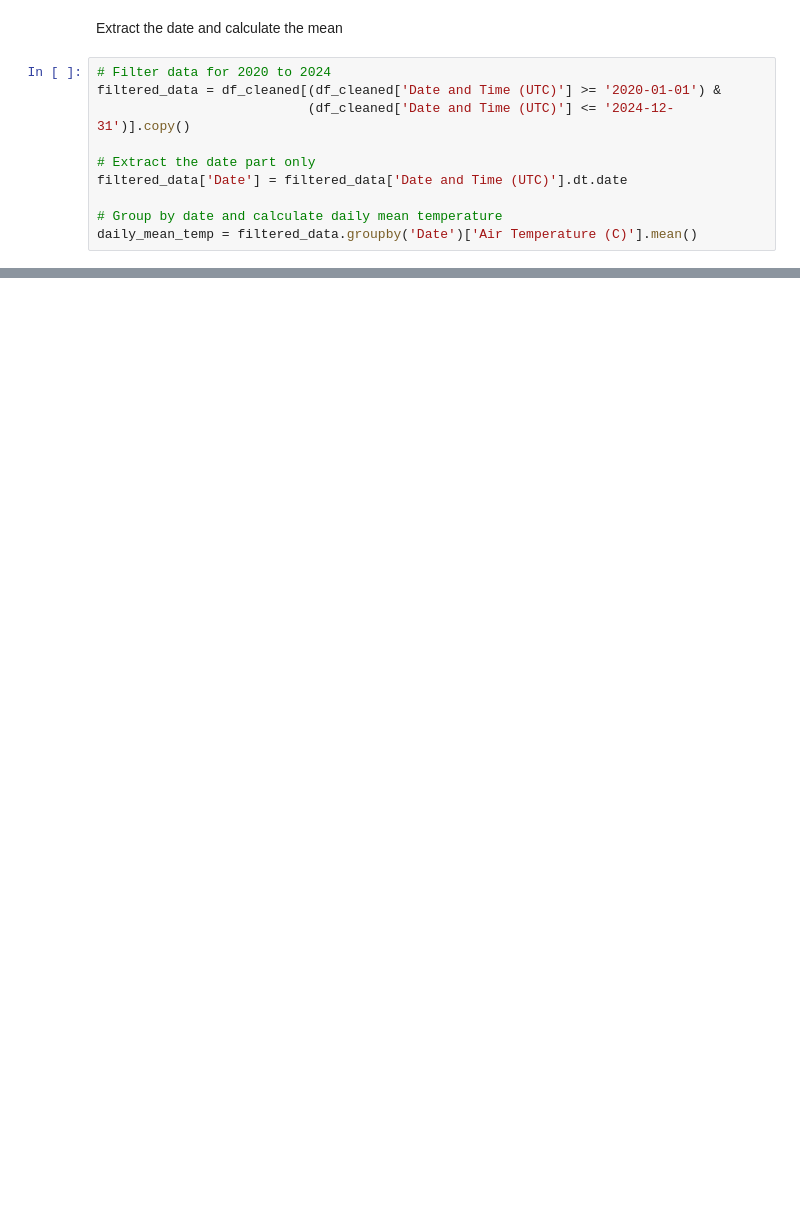
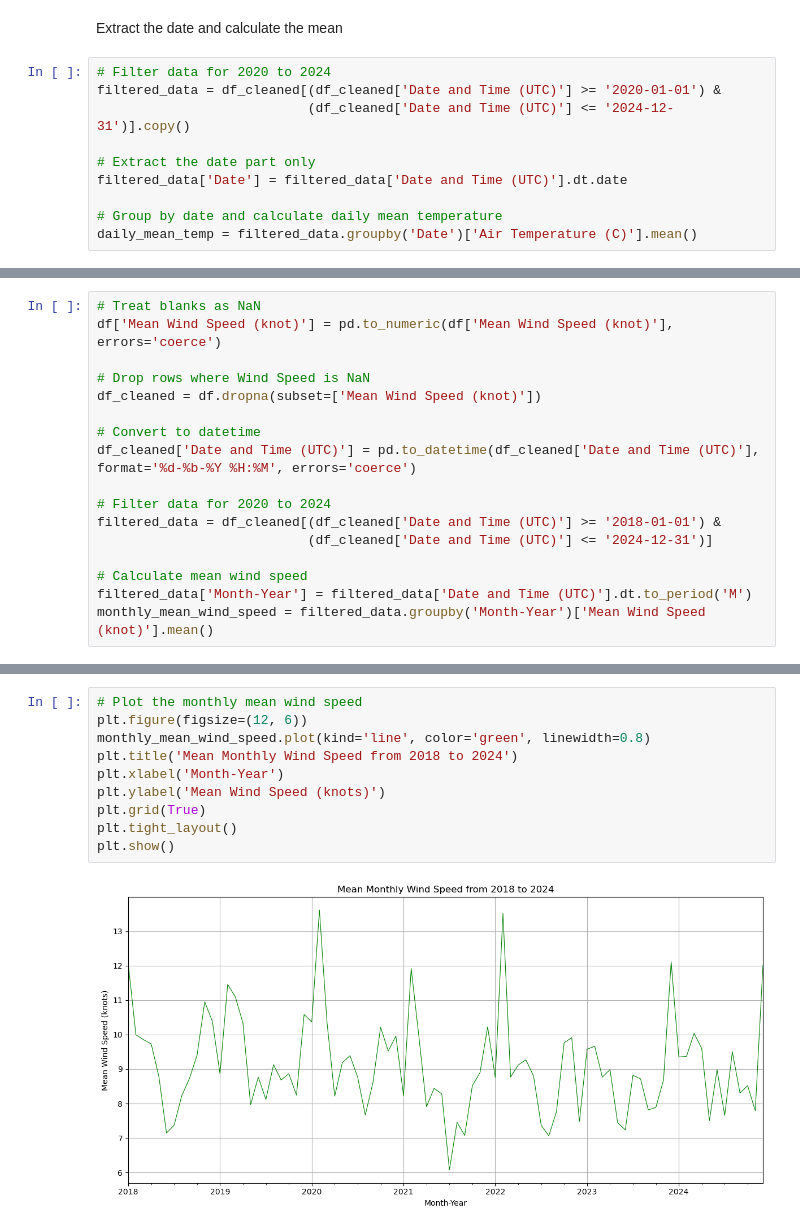
Before and after one commit to aoifeflav/PFDA-assignments, a Jupyter notebook: assignment_6_Weather.ipynb, the cells around one changed output, grey strips where cells are left out. Drawn from its saved outputs; the diff is of its cells as text; blank space fills up the shorter version.

```diff
--- a/assignment_6_Weather.ipynb
+++ b/assignment_6_Weather.ipynb
@@ -96,0 +137,17 @@ plt.show()
+# %%
+# Treat blanks as NaN
+df['Mean Wind Speed (knot)'] = pd.to_numeric(df['Mean Wind Speed (knot)'], errors='coerce')
+
+# Drop rows where Wind Speed is NaN
+df_cleaned = df.dropna(subset=['Mean Wind Speed (knot)'])
+
+# Convert to datetime
+df_cleaned['Date and Time (UTC)'] = pd.to_datetime(df_cleaned['Date and Time (UTC)'], format='%d-%b-%Y %H:%M', errors='coerce')
+
+# Filter data for 2020 to 2024
+filtered_data = df_cleaned[(df_cleaned['Date and Time (UTC)'] >= '2018-01-01') &
+                           (df_cleaned['Date and Time (UTC)'] <= '2024-12-31')]
+
+# Calculate mean wind speed
+filtered_data['Month-Year'] = filtered_data['Date and Time (UTC)'].dt.to_period('M')
+monthly_mean_wind_speed = filtered_data.groupby('Month-Year')['Mean Wind Speed (knot)'].mean()
@@ -96,0 +165,12 @@ plt.show()
+# %%
+# Plot the monthly mean wind speed
+plt.figure(figsize=(12, 6))
+monthly_mean_wind_speed.plot(kind='line', color='green', linewidth=0.8)
+plt.title('Mean Monthly Wind Speed from 2018 to 2024')
+plt.xlabel('Month-Year')
+plt.ylabel('Mean Wind Speed (knots)')
+plt.grid(True)
+plt.tight_layout()
+plt.show()
+# %% [output]
+[figure, added]
```
Also changed, not shown: parts of 9 cells of this notebook.
